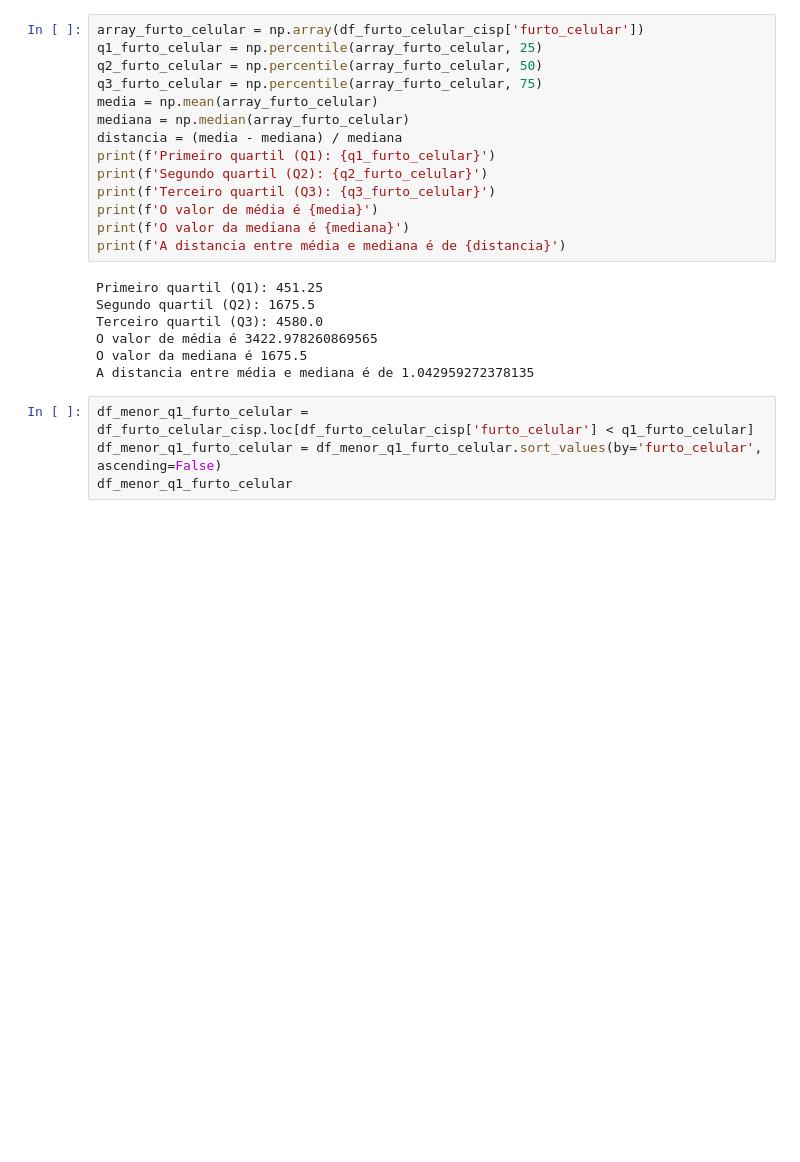
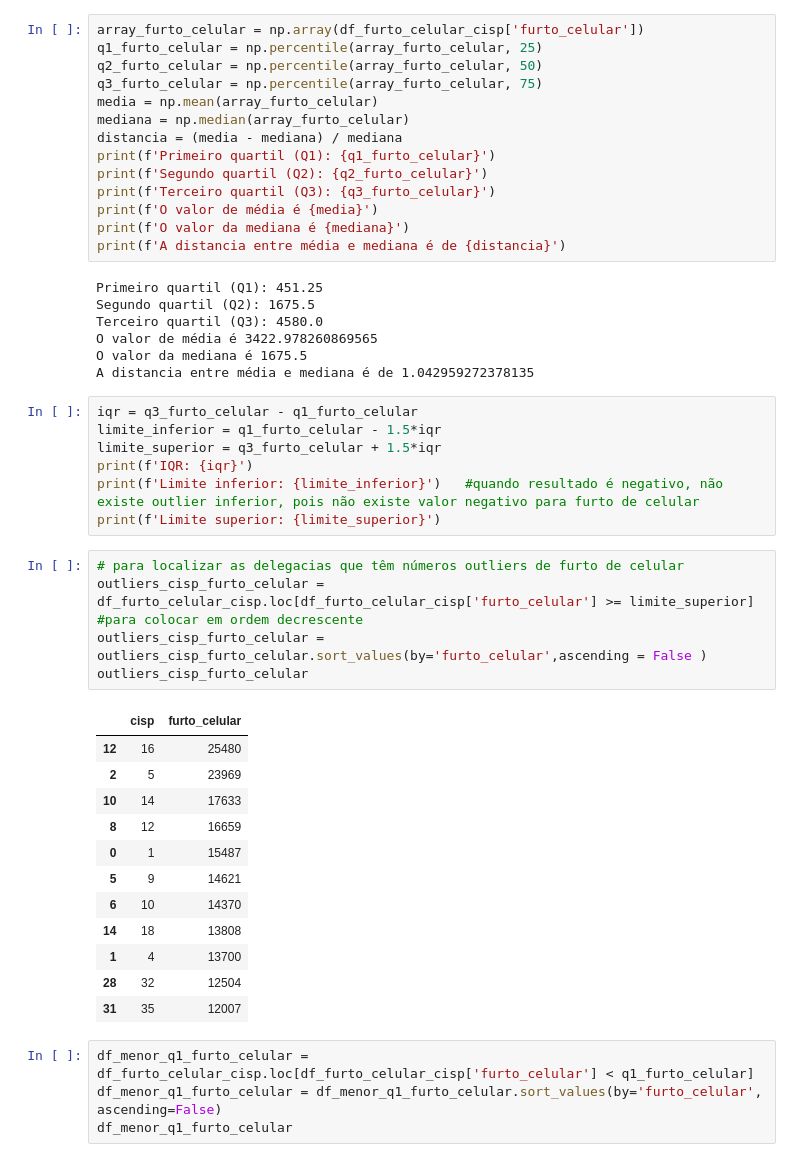
Before and after one commit to mariachanrj-ai/SENAC-DADOS-26, a Jupyter notebook: ex01.ipynb, the cells around one changed output. Drawn from its saved outputs; the diff is of its cells as text; blank space fills up the shorter version.

```diff
--- a/ex01.ipynb
+++ b/ex01.ipynb
@@ -197,6 +197,32 @@ Terceiro quartil (Q3): 4580.0
 O valor de média é 3422.978260869565
 O valor da mediana é 1675.5
 A distancia entre média e mediana é de 1.042959272378135
+# %%
+iqr = q3_furto_celular - q1_furto_celular
+limite_inferior = q1_furto_celular - 1.5*iqr
+limite_superior = q3_furto_celular + 1.5*iqr
+print(f'IQR: {iqr}')
+print(f'Limite inferior: {limite_inferior}')   #quando resultado é negativo, não existe outlier inferior, pois não existe valor negativo para furto de celular
+print(f'Limite superior: {limite_superior}')
+# %%
+# para localizar as delegacias que têm números outliers de furto de celular
+outliers_cisp_furto_celular = df_furto_celular_cisp.loc[df_furto_celular_cisp['furto_celular'] >= limite_superior]
+#para colocar em ordem decrescente
+outliers_cisp_furto_celular = outliers_cisp_furto_celular.sort_values(by='furto_celular',ascending = False )
+outliers_cisp_furto_celular
+# %% [output]
+|  | cisp | furto_celular |
+| 12 | 16 | 25480 |
+| 2 | 5 | 23969 |
+| 10 | 14 | 17633 |
+| 8 | 12 | 16659 |
+| 0 | 1 | 15487 |
+| 5 | 9 | 14621 |
+| 6 | 10 | 14370 |
+| 14 | 18 | 13808 |
+| 1 | 4 | 13700 |
+| 28 | 32 | 12504 |
+| 31 | 35 | 12007 |
 # %%
 df_menor_q1_furto_celular = df_furto_celular_cisp.loc[df_furto_celular_cisp['furto_celular'] < q1_furto_celular]
 df_menor_q1_furto_celular = df_menor_q1_furto_celular.sort_values(by='furto_celular', ascending=False)
```
Also changed, not shown: parts of 4 cells of this notebook.
